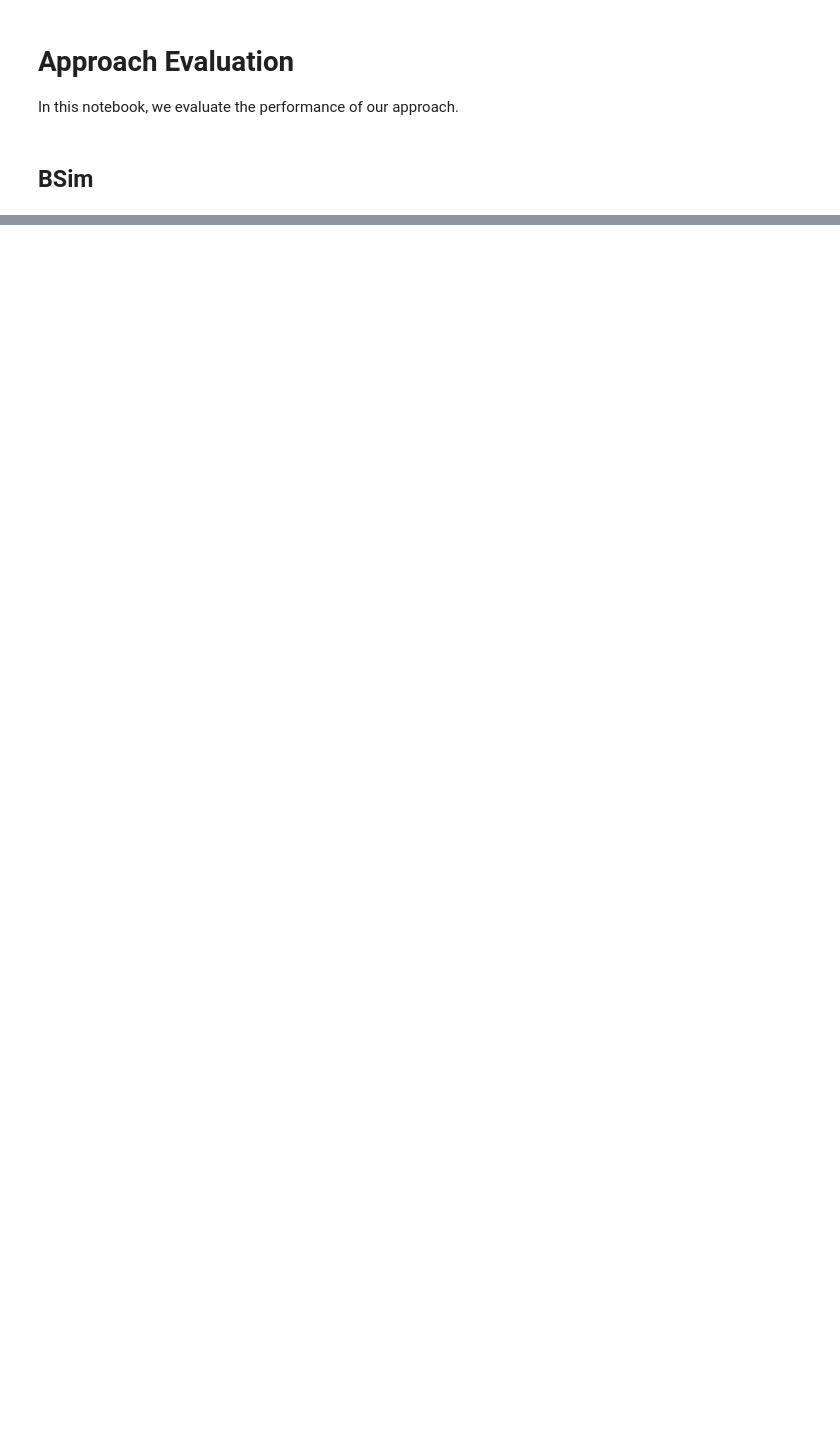
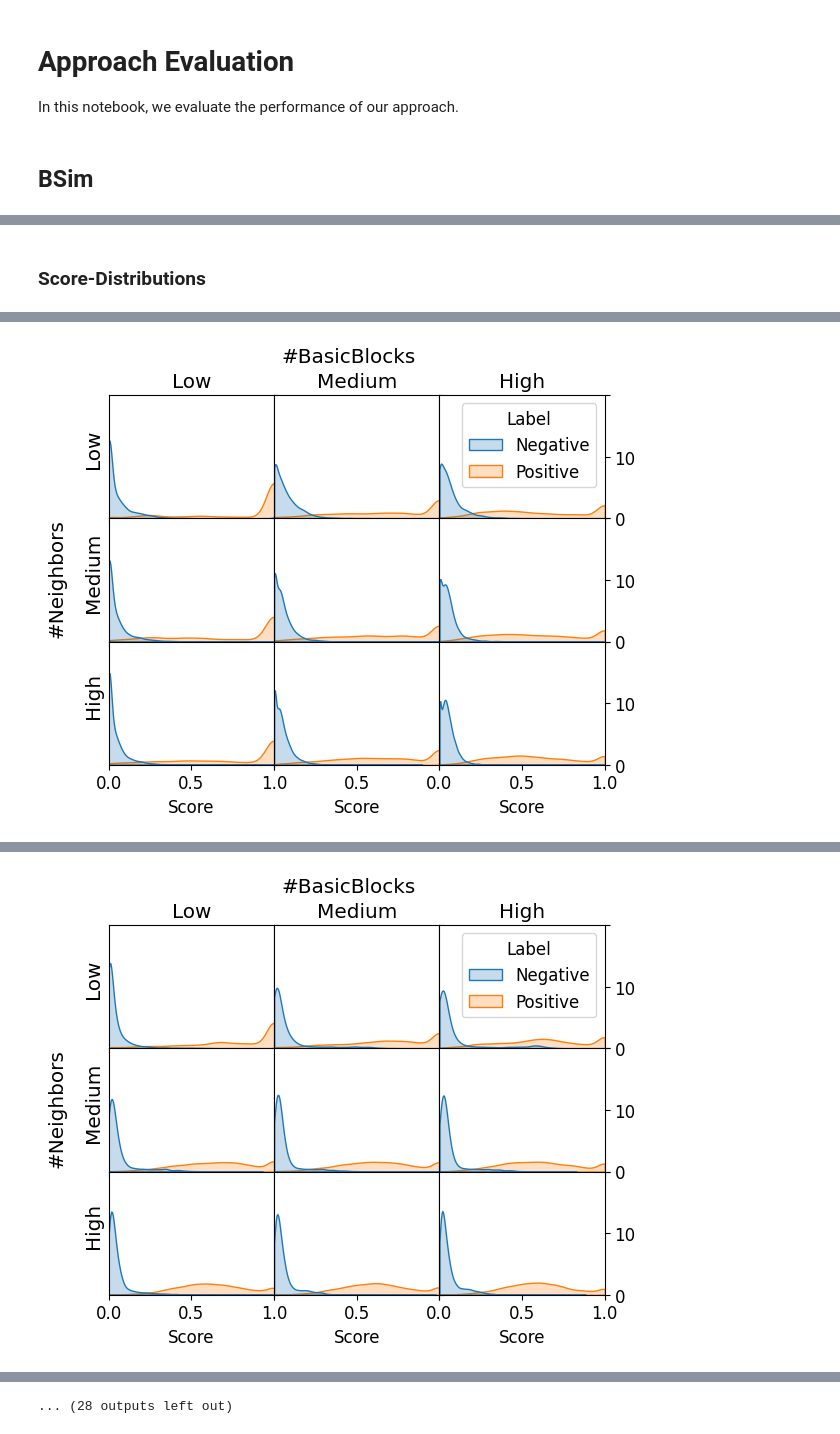
Before and after one commit to maringuu/evaluatie, a Jupyter notebook: approach-evaluation.ipynb, the cells around one changed output, grey strips where cells are left out. Saved outputs shown, nothing was run; the diff lists cells and outputs as text; code cells hidden in the pictures; blank space fills up the shorter version.

```diff
--- a/approach-evaluation.ipynb
+++ b/approach-evaluation.ipynb
@@ -146,0 +149,3 @@ for name in names:
+# %%
+d = FunctionDataset.from_name("f:armXmips")
+d = d.load_pickle()
@@ -146,0 +195,8 @@ for name in names:
+# %%
+d = FunctionDataset.from_name("f:o0Xo2")
+d = d.load_pickle()
+# %%
+opts = DatasetOptions(
+    size="high",
+    neighborhood_size="high",
+)
@@ -146,0 +224,2 @@ for name in names:
+# %% [markdown]
+### Score-Distributions
@@ -146,0 +228,5 @@ for name in names:
+# %%
+score_col2label = {
+    "bsim": "BSim",
+    "neighbsim": "NeighBSim",
+}
@@ -146,0 +389,35 @@ for name in names:
+# %%
+score_col = "bsim"
+
+for name in [
+    # Usecases
+    # "f:firmware-analysis",
+    # "f:malware-analysis",
+    "f:random",
+    # Optimisation
+    "f:o0Xo2",
+    "f:o0Xo3",
+    "f:osXo0",
+    "f:osXo2",
+    "f:osXo3",
+    # Architecture
+    "f:armXmips",
+    "f:x86Xarm",
+    "f:x86Xmips",
+    # Inlining
+    "f:noinlineXinline",
+]:
+    score_col = "bsim"
+    fig, axs = create_score_distribution_subplots(
+        name=name,
+        score_col=score_col,
+    )
+    fig.savefig(f"figures/score-dist/{name}-{score_col}.pdf")
+
+    score_col = "neighbsim"
+    fig, axs = create_score_distribution_subplots(
+        name=name,
+        score_col=score_col,
+    )
+    fig.savefig(f"figures/score-dist/{name}-{score_col}.pdf")
+# %% [output]
@@ -146,0 +425 @@ for name in names:
+[figure, added]
@@ -146,0 +427 @@ for name in names:
+[figure, added]
@@ -146,0 +436 @@ for name in names:
+... (28 outputs left out)
```
Also changed, not shown: parts of 80 cells of this notebook, 4 other files.
